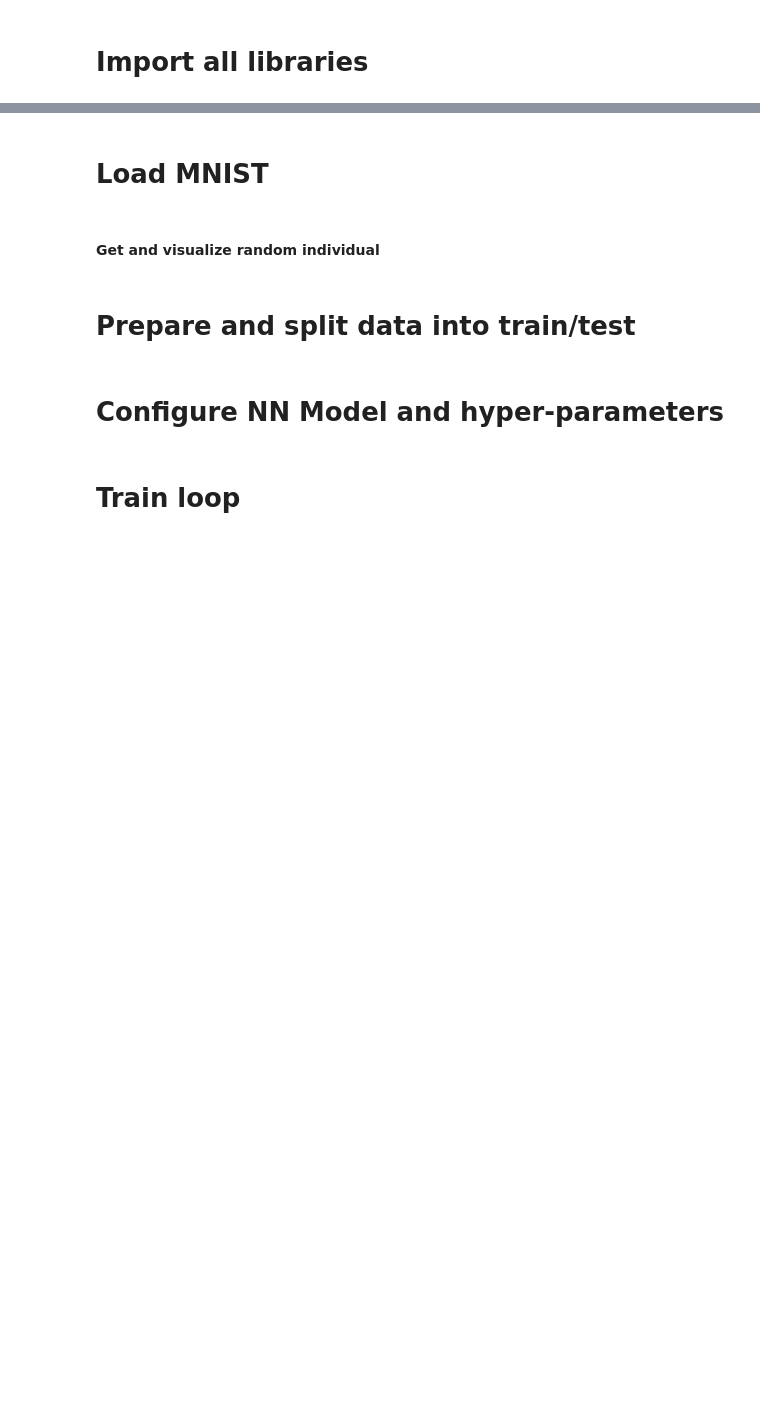
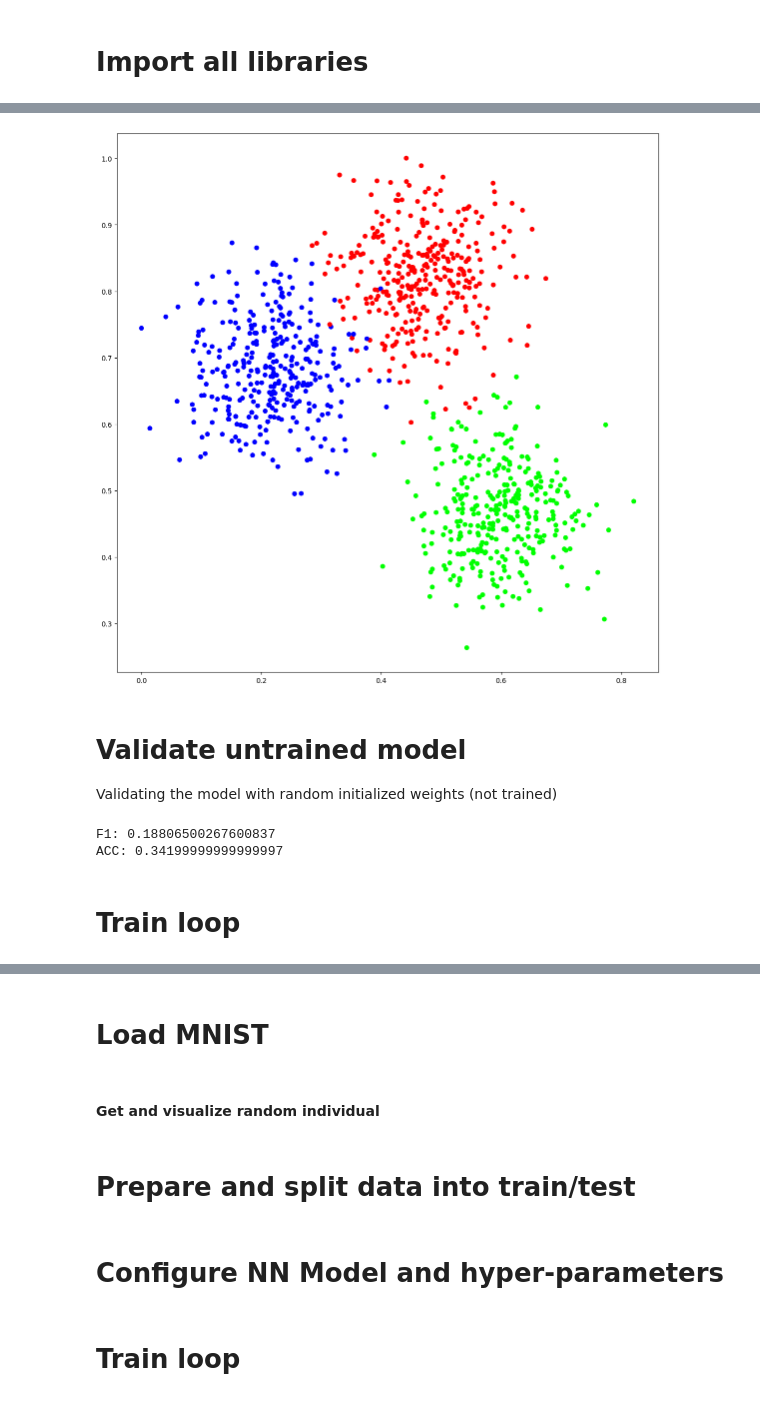
Before and after one commit to Leon-Parepko/Chaotic-RNN, a Jupyter notebook: Network_Test.ipynb, the cells around one changed output, grey strips where cells are left out. Saved outputs shown, nothing was run; the diff lists cells and outputs as text; code cells hidden in the pictures; blank space fills up the shorter version.

```diff
--- a/Network_Test.ipynb
+++ b/Network_Test.ipynb
@@ -19,0 +30,4 @@ nodes: 16
+# %%
+# Show all nodes data
+for i, data in model.graph.nodes(data=True):
+    print(i, data['type'], data['status'])
@@ -78,0 +73,25 @@ NameError: name 'MNIST_SNN' is not defined
+# %%
+from sklearn.datasets import make_blobs
+
+# Generate points
+X, Y = make_blobs(n_samples=1000, centers=3, n_features=2, cluster_std=0.7, random_state=0)
+
+# Normalize dataset
+X = (X - X.min()) / (X.max() - X.min())
+
+# Convert Y to one-hot
+Y = np.eye(3)[Y]
+
+# Convert to tensors
+X = torch.from_numpy(X).float()
+Y = torch.from_numpy(Y).float()
+
+# Create dataset
+dataset = torch.utils.data.TensorDataset(X, Y)
+# %%
+# Visualize dataset
+plt.figure(figsize = (14, 14))
+plt.scatter([i[0] for i in X], [i[1] for i in X], c=Y)
+plt.show()
+# %% [output]
+[figure, added]
@@ -78,0 +108,3 @@ NameError: name 'MNIST_SNN' is not defined
+# %% [markdown]
+# Validate untrained model
+Validating the model with random initialized weights (not trained)
@@ -78,0 +136,16 @@ NameError: name 'MNIST_SNN' is not defined
+# %%
+sample_size = 20
+f1 = []
+acc = []
+for i in range(sample_size):
+    model.restruct()
+    f1_i, acc_i = validate(model, valid_batch_loader)
+    f1.append(f1_i)
+    acc.append(acc_i)
+
+print(f'F1: {np.mean(f1)}\nACC: {np.mean(acc)}')
+# %% [output]
+F1: 0.18806500267600837
+ACC: 0.34199999999999997
+# %% [markdown]
+# Train loop
```
Also changed, not shown: parts of 28 cells of this notebook, 2 other files.
